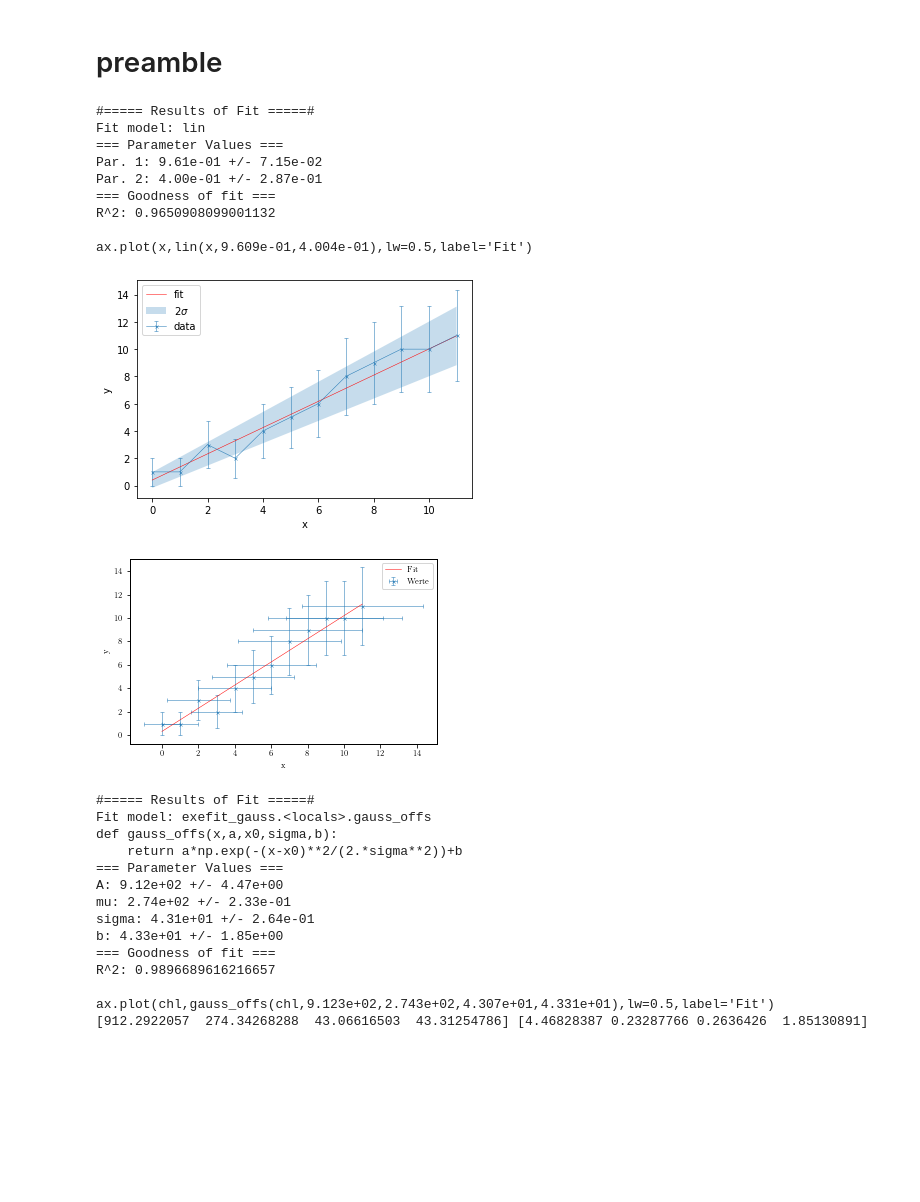
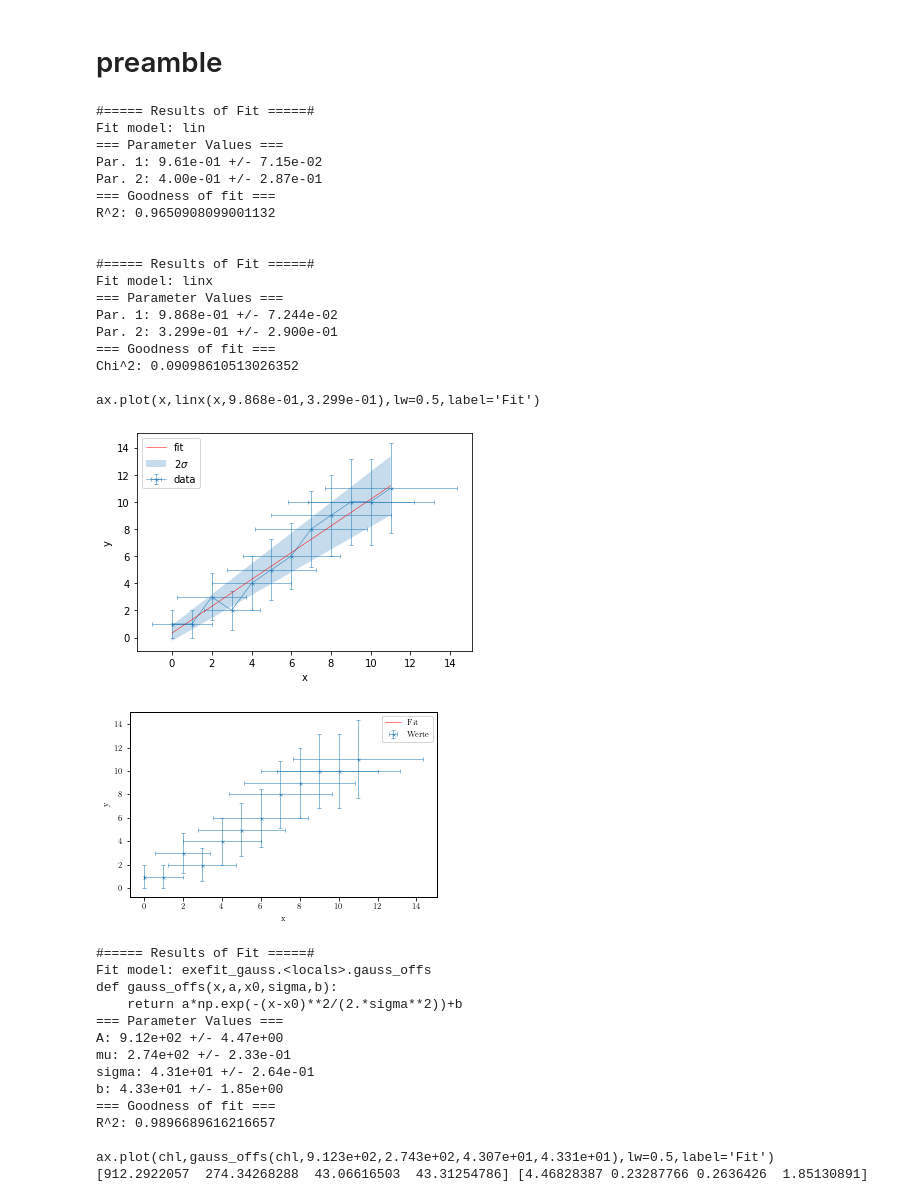
Before and after one commit to hacase/scipy_fit, a Jupyter notebook: template.ipynb, the cells around one changed output. Saved outputs shown, nothing was run; the diff lists cells and outputs as text; code cells hidden in the pictures; blank space fills up the shorter version.

```diff
--- a/template.ipynb
+++ b/template.ipynb
@@ -30,42 +30,49 @@ def lin(x, a, b):
 def linx(p, x):
      m, c = p
      return m * x + c
 
-fit.exefit(lin,x,y,yerr=yerr,copy=1,flag=1)
+fit.exefit(lin,x,y,yerr=yerr)
+fit.exefit(linx,x,y,yerr=yerr,xerr=yerr,num=2,copy=1, flag=1)
 
 fit.saveplot(fig_width=5.5)
 fig, ax = plt.subplots()
-ax.errorbar(x,y,yerr=yerr,xerr=yerr,ms=3,mew=0.5,marker="x",ls='',lw=0.5,capsize=2,label='Werte')
-fit.exefit(linx,x,y,yerr=yerr,xerr=yerr,plot=ax,l='Fit',num=2)
+ax.errorbar(x,y,yerr=yerr,xerr=xerr,ms=3,mew=0.5,marker="x",ls='',lw=0.5,capsize=2,label='Werte')
+fit.exefit(linx,x,y,yerr=yerr,xerr=xerr,plot=ax,l='Fit',num=2)
 ax.set_xlabel('x')
 ax.set_ylabel('y')
 plt.legend()
 plt.show()
 fit.revert_params()
-
-def gauss(x,a,x0,sigma):
-    return a*np.exp(-(x-x0)**2/(2.*sigma**2))
 
 data=np.loadtxt('ba.txt')
 chl=data[:,0]
 reac=data[:,1]
 reac=reac[:500]
 chl=chl[:500]
 
 popt,pcov=fit.exefit_gauss(chl,reac,copy=1,flag=1,offs=1,retoure=1)
 print(popt,pcov)
 # %% [output]
 #===== Results of Fit =====#
 Fit model: lin
 === Parameter Values ===
 Par. 1: 9.61e-01 +/- 7.15e-02
 Par. 2: 4.00e-01 +/- 2.87e-01
 === Goodness of fit ===
 R^2: 0.9650908099001132
 
-ax.plot(x,lin(x,9.609e-01,4.004e-01),lw=0.5,label='Fit')
+
+#===== Results of Fit =====#
+Fit model: linx
+=== Parameter Values ===
+Par. 1: 9.868e-01 +/- 7.244e-02
+Par. 2: 3.299e-01 +/- 2.900e-01
+=== Goodness of fit ===
+Chi^2: 0.09098610513026352
+
+ax.plot(x,linx(x,9.868e-01,3.299e-01),lw=0.5,label='Fit')
-[figure, old version]
+[figure, new version]
-[figure, old version]
+[figure, new version]
 #===== Results of Fit =====#
 Fit model: exefit_gauss.<locals>.gauss_offs
 def gauss_offs(x,a,x0,sigma,b):
```
